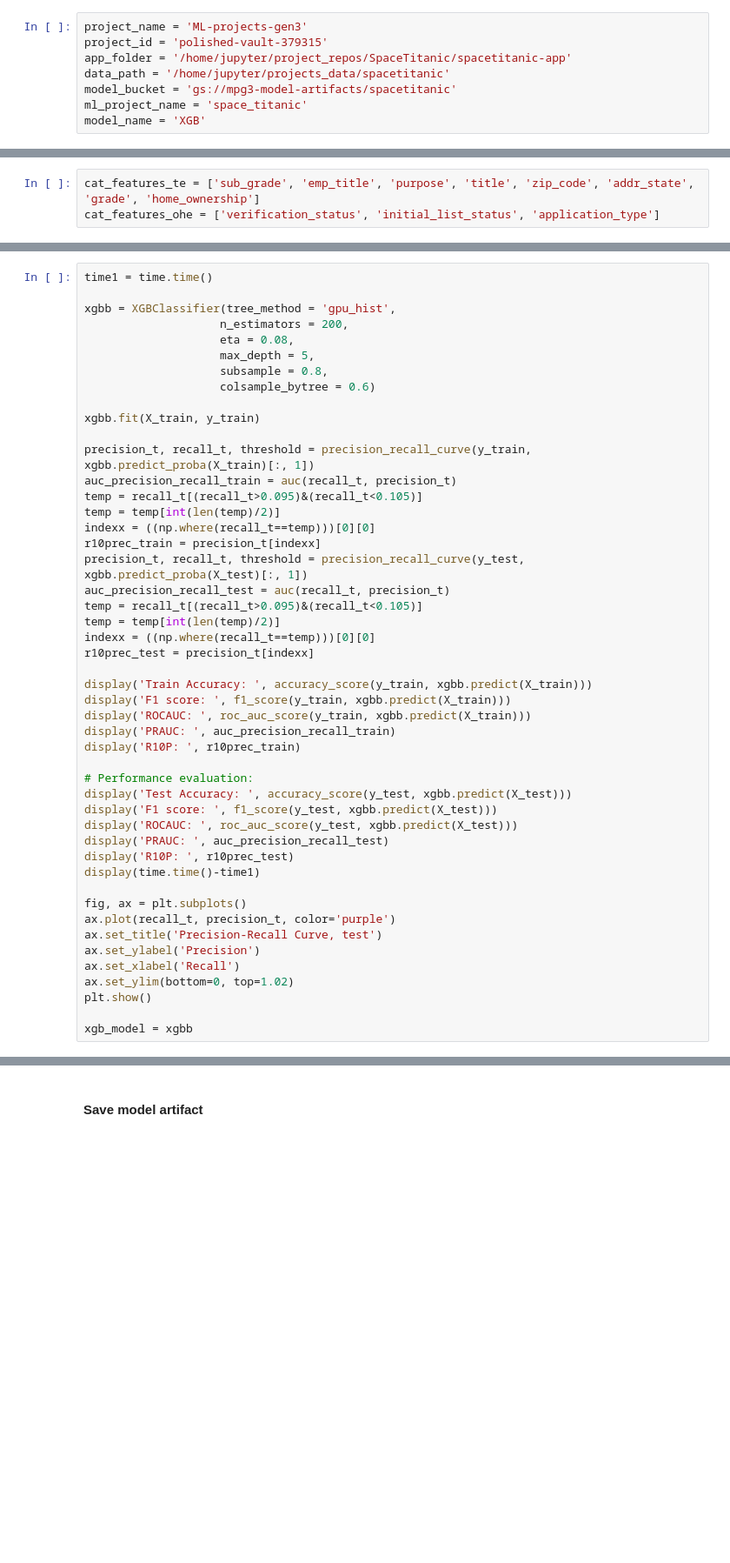
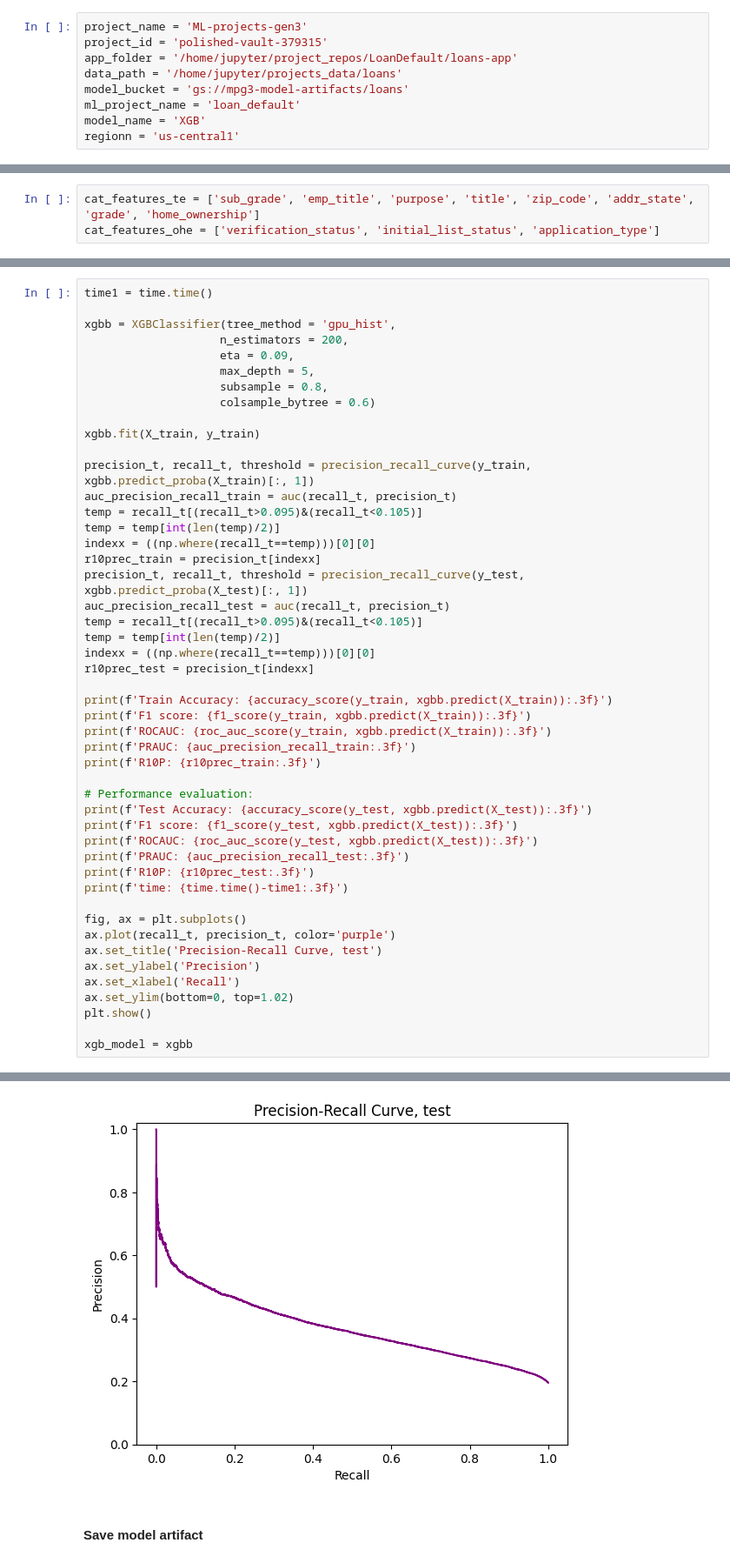
Before and after one commit to MykolaPinchuk/LoanDefault, a Jupyter notebook: loans_modeling.ipynb, the cells around one changed output, grey strips where cells are left out. Shown at 87% size. Saved outputs shown, nothing was run; the diff lists cells and outputs as text; blank space fills up the shorter version.

```diff
--- a/loans_modeling.ipynb
+++ b/loans_modeling.ipynb
@@ -3,11 +3,12 @@
 # %%
 project_name = 'ML-projects-gen3'
 project_id = 'polished-vault-379315'
-app_folder = '/home/jupyter/project_repos/SpaceTitanic/spacetitanic-app'
-data_path = '/home/jupyter/projects_data/spacetitanic'
-model_bucket = 'gs://mpg3-model-artifacts/spacetitanic'
-ml_project_name = 'space_titanic'
+app_folder = '/home/jupyter/project_repos/LoanDefault/loans-app'
+data_path = '/home/jupyter/projects_data/loans'
+model_bucket = 'gs://mpg3-model-artifacts/loans'
+ml_project_name = 'loan_default'
 model_name = 'XGB'
+regionn = 'us-central1'
 # %%
 import pandas as pd
 import numpy as np
@@ -332,7 +527,7 @@ time1 = time.time()
 
 xgbb = XGBClassifier(tree_method = 'gpu_hist',
                     n_estimators = 200,
-                    eta = 0.08,
+                    eta = 0.09,
                     max_depth = 5,
                     subsample = 0.8,
                     colsample_bytree = 0.6)
@@ -352,19 +547,19 @@ temp = temp[int(len(temp)/2)]
 indexx = ((np.where(recall_t==temp)))[0][0]
 r10prec_test = precision_t[indexx]
 
-display('Train Accuracy: ', accuracy_score(y_train, xgbb.predict(X_train)))
-display('F1 score: ', f1_score(y_train, xgbb.predict(X_train)))
-display('ROCAUC: ', roc_auc_score(y_train, xgbb.predict(X_train)))
-display('PRAUC: ', auc_precision_recall_train)
-display('R10P: ', r10prec_train)
+print(f'Train Accuracy: {accuracy_score(y_train, xgbb.predict(X_train)):.3f}')
+print(f'F1 score: {f1_score(y_train, xgbb.predict(X_train)):.3f}')
+print(f'ROCAUC: {roc_auc_score(y_train, xgbb.predict(X_train)):.3f}')
+print(f'PRAUC: {auc_precision_recall_train:.3f}')
+print(f'R10P: {r10prec_train:.3f}')
 
 # Performance evaluation:
-display('Test Accuracy: ', accuracy_score(y_test, xgbb.predict(X_test)))
-display('F1 score: ', f1_score(y_test, xgbb.predict(X_test)))
-display('ROCAUC: ', roc_auc_score(y_test, xgbb.predict(X_test)))
-display('PRAUC: ', auc_precision_recall_test)
-display('R10P: ', r10prec_test)
-display(time.time()-time1)
+print(f'Test Accuracy: {accuracy_score(y_test, xgbb.predict(X_test)):.3f}')
+print(f'F1 score: {f1_score(y_test, xgbb.predict(X_test)):.3f}')
+print(f'ROCAUC: {roc_auc_score(y_test, xgbb.predict(X_test)):.3f}')
+print(f'PRAUC: {auc_precision_recall_test:.3f}')
+print(f'R10P: {r10prec_test:.3f}')
+print(f'time: {time.time()-time1:.3f}')
 
 fig, ax = plt.subplots()
 ax.plot(recall_t, precision_t, color='purple')
@@ -375,3 +570,4 @@ ax.set_ylim(bottom=0, top=1.02)
 plt.show()
 
 xgb_model = xgbb
+# %% [output]
@@ -378,3 +585,4 @@ xgb_model = xgbb
+[figure, added]
 # %% [markdown]
 #### Save model artifact
 # %%
```
Also changed, not shown: parts of 15 cells of this notebook, 1 other file.
